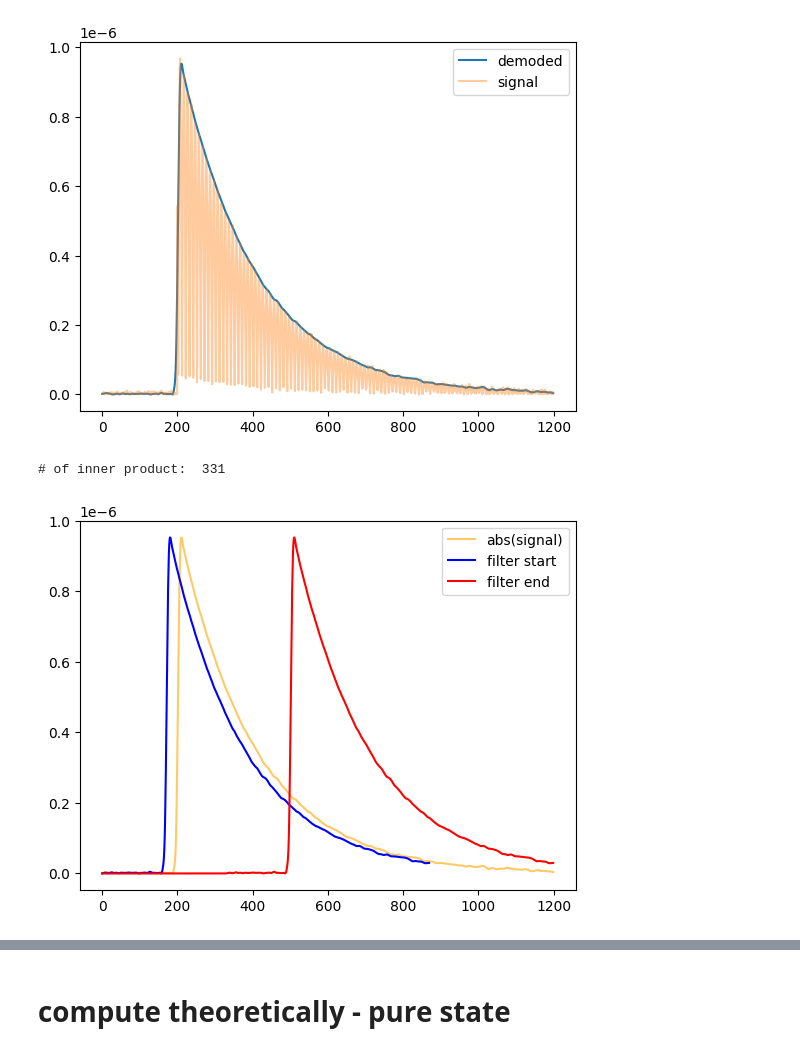
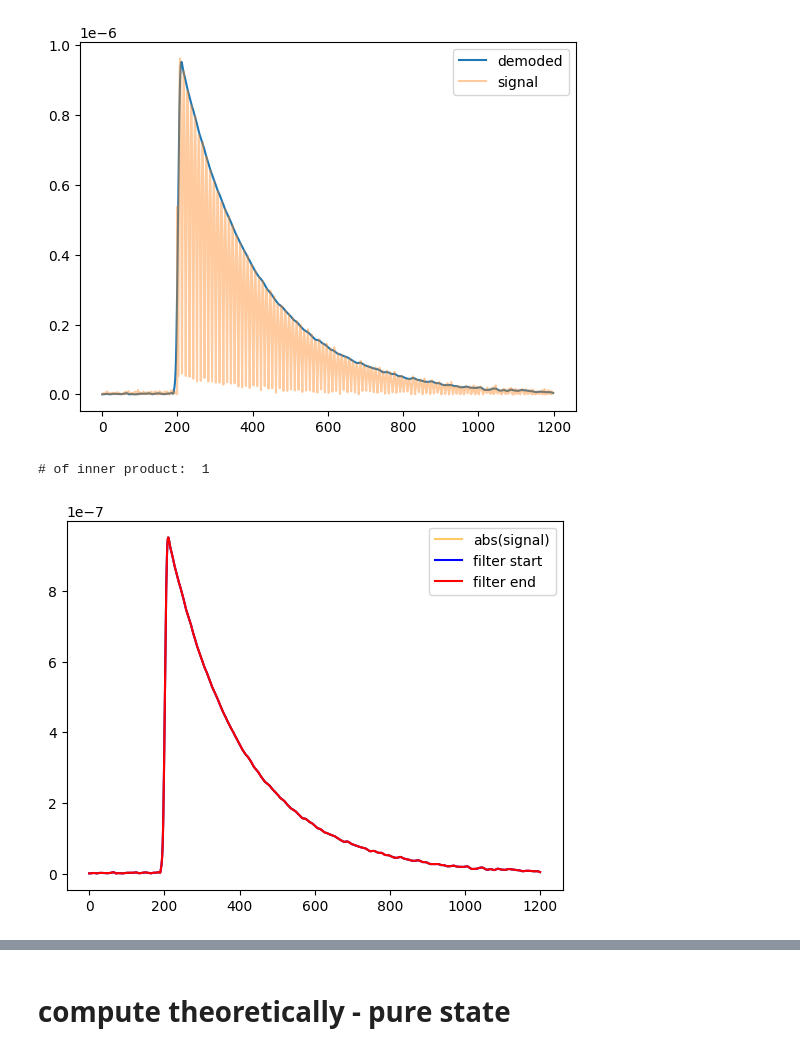
Before and after one commit to ElenBOT/tomography, a Jupyter notebook: tomography_example.ipynb, the cells around one changed output, grey strips where cells are left out. Drawn from its saved outputs; the diff is of its cells as text; code cells hidden in the pictures.

```diff
--- a/tomography_example.ipynb
+++ b/tomography_example.ipynb
@@ -59,9 +60,9 @@ plt.show()
 # %%
 # regist filter and set mode matching window
 tmm = TemporalModeMatcher(fs=1e9)
 tmm.regist_filter(np.abs(demoded))
-tmm.regist_filter(tmm.pad_or_trim_filter(-30, -300))
+# tmm.regist_filter(tmm.pad_or_trim_filter(-30, -300))
 tmm.plot_tmm_info(np.abs(demoded))
 # %% [output]
-# of inner product:  331
+# of inner product:  1
-[figure, old version]
+[figure, new version]
```
Also changed, not shown: parts of 12 cells of this notebook, 2 other files.
